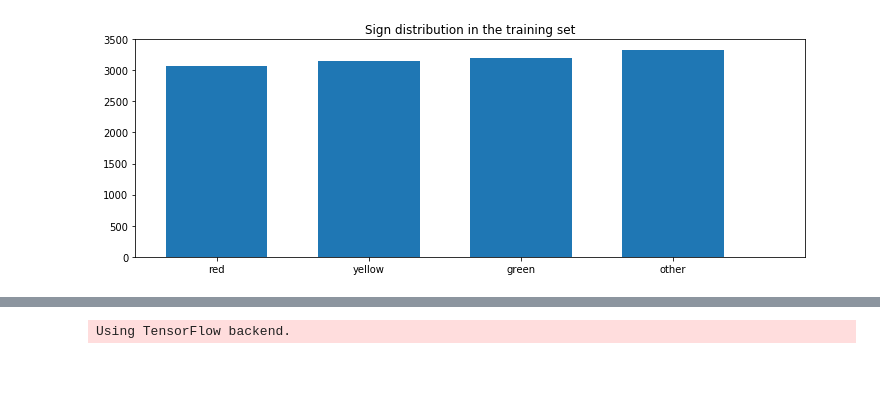
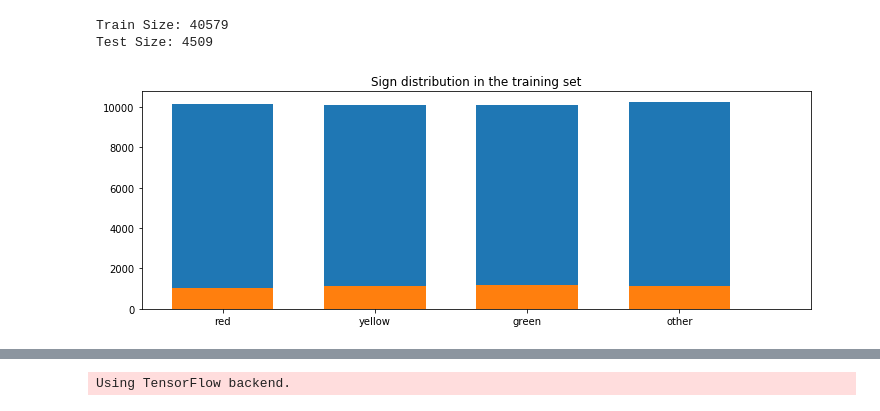
Before and after one commit to racersmith/CarND-Capstone, a Jupyter notebook: tl_data/Traffic_Light_Classifier.ipynb, the cells around one changed output, grey strips where cells are left out. Cells and saved outputs as stored; diff of their text form; code cells hidden in the pictures; blank space fills up the shorter version.

```diff
--- a/tl_data/Traffic_Light_Classifier.ipynb
+++ b/tl_data/Traffic_Light_Classifier.ipynb
@@ -32,8 +38,9 @@ uint8 RED=0
 '''
 
 state = {0: 'Red', 1: 'Yellow', 2: 'Green', 3: 'Unknown'}
+paths = ['red/*.png', 'yellow/*.png', 'green/*.png', 'other/*.png']
 
-paths = ['red/*.png', 'yellow/*.png', 'green/*.png', 'other/*.png']
+n_labels = 4
 
 X_all = []
 y_all = []
@@ -42,22 +49,16 @@ for phase in glob.glob('data/phase*'):
     for i, path in enumerate(paths):
         for infile in glob.glob(phase+'/'+path):
             img = misc.imread(infile)
+            # Scale modes: ‘nearest’, ‘lanczos’, ‘bilinear’, ‘bicubic’ or ‘cubic’
             for mode in ['cubic']:
                 img = misc.imresize(img, (32, 32), interp=mode)
                 img_hash = hash(img.data.tobytes())
                 if img_hash not in hash_set:
                     hash_set.add(img_hash)
                     X_all.append(img)
-                    label = np.zeros(4)
-                    label[i] = 1
-                    y_all.append(label)
+                    y_all.append(one_hot(i, n_labels))
 
 X_all = np.array(X_all)
 y_all = np.array(y_all)
-n_labels = len(y_all[0])
 print("{} images loaded with {} classes.".format(len(X_all), n_labels))
-
-X_train, X_test, y_train, y_test = train_test_split(X_all, y_all, test_size=0.10, random_state=121)
-print("Train Size: {}".format(len(y_train)))
-print("Test Size: {}".format(len(y_test)))
 # %% [output]
@@ -84,0 +145,17 @@ plt.show()
+# %%
+def gen_artifical_data(path='data/phase*/other/*png', n_augment=1):
+    X = []
+    y = []
+    for infile in glob.glob(path):
+        background = misc.imread(infile)
+        for i in range(n_augment):
+            for state in range(4):
+                img = draw_light(state, background)
+                img = misc.imresize(img, (32, 32), interp='cubic')
+                X.append(img)
+                y.append(one_hot(state, 4))
+    return np.array(X), np.array(y)
+# %%
+# Augment with artifial lights
+X_art, y_art = gen_artifical_data(path='data/phase*/other/*png', n_augment=2)
+show_data_examples(X_art, y_art)
@@ -85,16 +164,30 @@ plt.show()
+# %%
+# combine real and artifical data
+
+X_all = np.concatenate([X_all, X_art])
+y_all = np.concatenate([y_all, y_art])
+# %%
+# Split data into train and test sets
+X_train, X_test, y_train, y_test = train_test_split(X_all, y_all, test_size=0.10, random_state=121)
+print("Train Size: {}".format(len(y_train)))
+print("Test Size: {}".format(len(y_test)))
+# %% [output]
+Train Size: 40579
+Test Size: 4509
 # %%
 # Look at the distribution of training signs
 fig = plt.figure()
 fig.set_size_inches(12, 4)
 ax = plt.subplot(111)
 width = 0.5
-ax.hist(np.argmax(y_all, axis=1), bins=n_labels, width=width)
+ax.hist(np.argmax(y_train, axis=1), bins=n_labels, width=width)
+ax.hist(np.argmax(y_test, axis=1), bins=n_labels, width=width)
 ax.set_xticks([0.25,1,1.75,2.5])
 ax.set_xticklabels(['red', 'yellow', 'green', 'other'], rotation=0)
 plt.title("Sign distribution in the training set")
 plt.show()
 # %% [output]
-[figure, old version]
+[figure, new version]
 # %%
 from __future__ import print_function
 import keras
```
Also changed, not shown: parts of 16 cells of this notebook, 2 other files.
